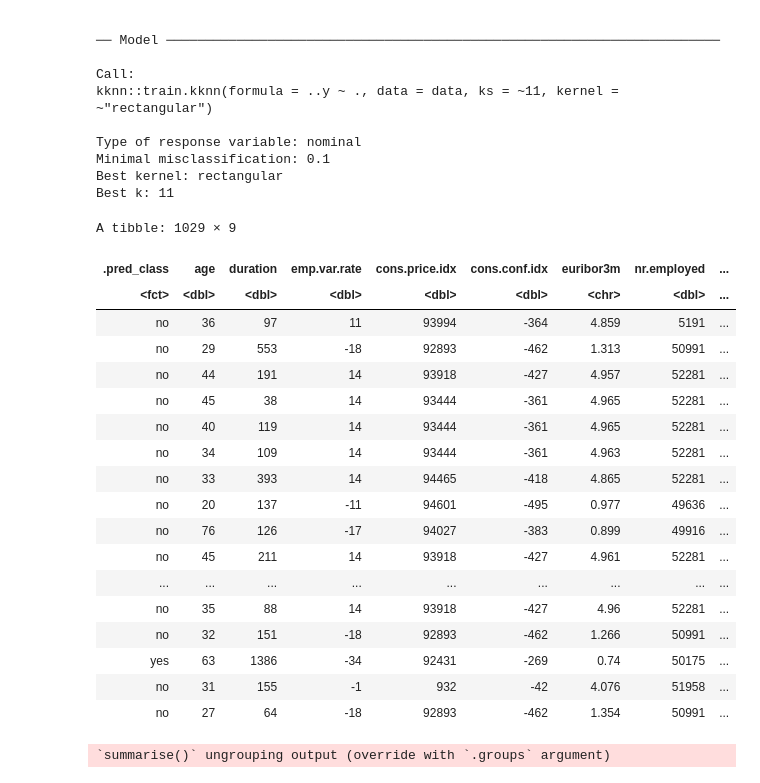
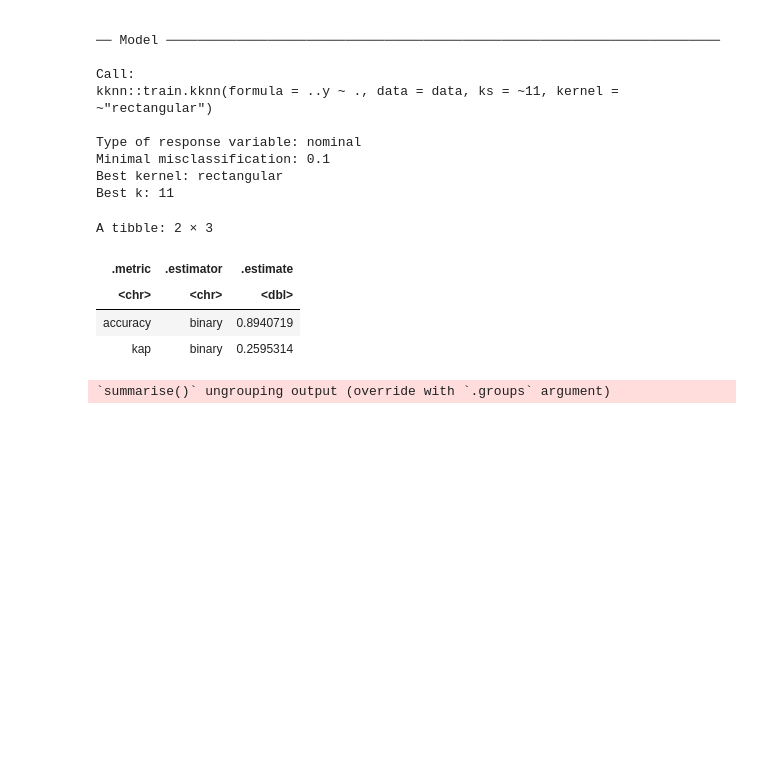
Before and after one commit to darrylmaa/dsci_100_group_project, a Jupyter notebook: project_report.ipynb, the cells around one changed output. Drawn from its saved outputs; the diff is of its cells as text; code cells hidden in the pictures; blank space fills up the shorter version.

```diff
--- a/project_report.ipynb
+++ b/project_report.ipynb
@@ -194,30 +194,16 @@ Best k: 11
 # %%
 bank_predictions <- predict(bank_fit, bank_test) %>%
     bind_cols(bank_test)
-bank_predictions
 
 bank_metrics <- bank_predictions %>%
     metrics(truth = subscribed, estimate = .pred_class)
+bank_metrics
 # %% [output]
-A tibble: 1029 × 9
+A tibble: 2 × 3
-| .pred_class | age | duration | emp.var.rate | cons.price.idx | cons.conf.idx | euribor3m | nr.employed | ... |
-| <fct> | <dbl> | <dbl> | <dbl> | <dbl> | <dbl> | <chr> | <dbl> | ... |
-| no | 36 | 97 | 11 | 93994 | -364 | 4.859 | 5191 | ... |
-| no | 29 | 553 | -18 | 92893 | -462 | 1.313 | 50991 | ... |
-| no | 44 | 191 | 14 | 93918 | -427 | 4.957 | 52281 | ... |
-| no | 45 | 38 | 14 | 93444 | -361 | 4.965 | 52281 | ... |
-| no | 40 | 119 | 14 | 93444 | -361 | 4.965 | 52281 | ... |
-| no | 34 | 109 | 14 | 93444 | -361 | 4.963 | 52281 | ... |
-| no | 33 | 393 | 14 | 94465 | -418 | 4.865 | 52281 | ... |
-| no | 20 | 137 | -11 | 94601 | -495 | 0.977 | 49636 | ... |
-| no | 76 | 126 | -17 | 94027 | -383 | 0.899 | 49916 | ... |
-| no | 45 | 211 | 14 | 93918 | -427 | 4.961 | 52281 | ... |
-| ... | ... | ... | ... | ... | ... | ... | ... | ... |
-| no | 35 | 88 | 14 | 93918 | -427 | 4.96 | 52281 | ... |
-| no | 32 | 151 | -18 | 92893 | -462 | 1.266 | 50991 | ... |
-| yes | 63 | 1386 | -34 | 92431 | -269 | 0.74 | 50175 | ... |
-| no | 31 | 155 | -1 | 932 | -42 | 4.076 | 51958 | ... |
-| no | 27 | 64 | -18 | 92893 | -462 | 1.354 | 50991 | ... |
+| .metric | .estimator | .estimate |
+| <chr> | <chr> | <dbl> |
+| accuracy | binary | 0.8940719 |
+| kap | binary | 0.2595314 |
 # %%
 group_by(bank_train, subscribed) %>% summarize(count=n())
 # %% [output]
```
